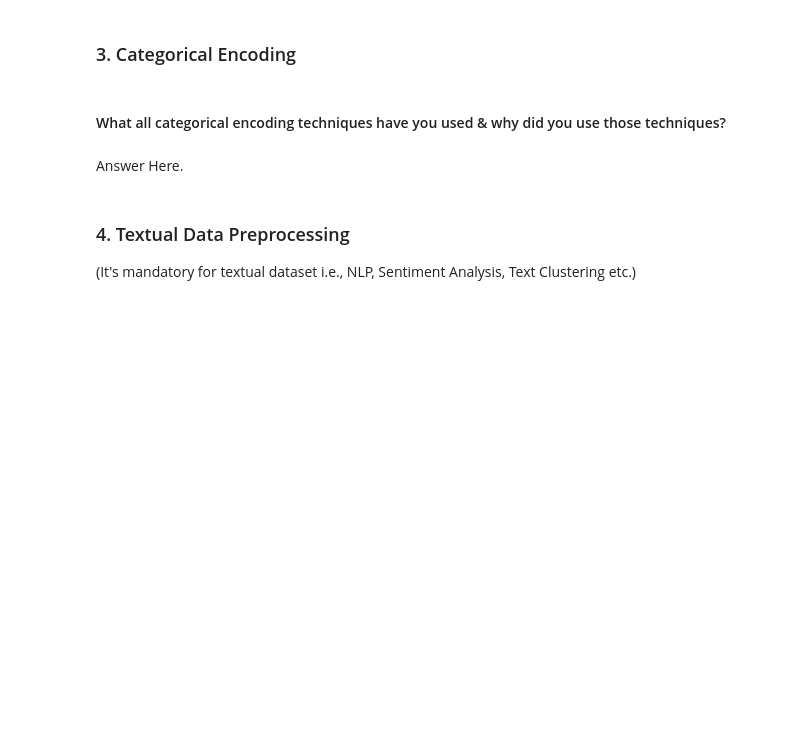
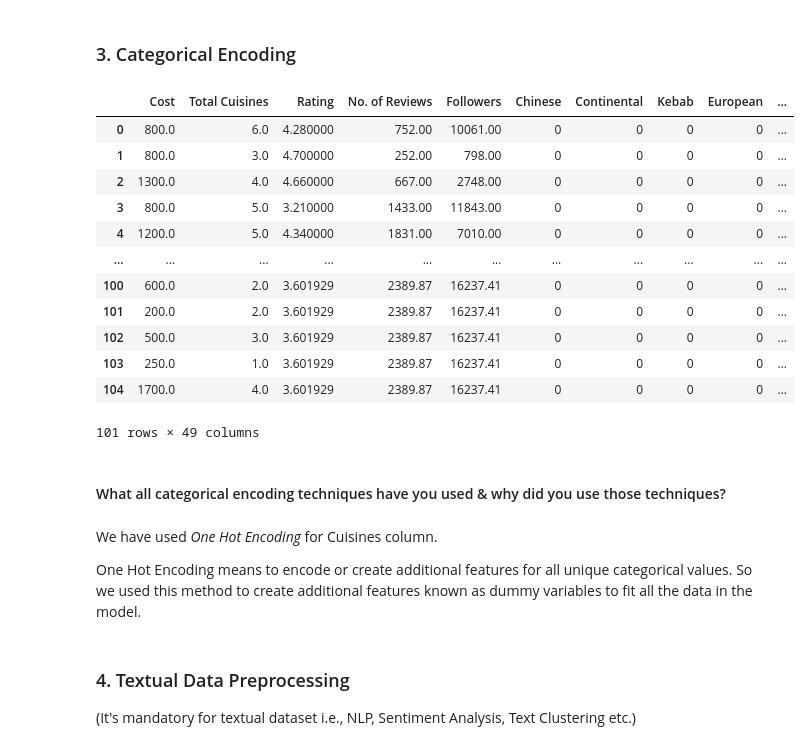
Before and after one commit to JNSDKV/Zomato_Restaurant_Clustering_And_Sentiment_Analysis, a Jupyter notebook: Zomato_Restaurant_Clustering_And_Sentiment_Analysis.ipynb, the cells around one changed output. Saved outputs shown, nothing was run; the diff lists cells and outputs as text; code cells hidden in the pictures; blank space fills up the shorter version.

```diff
--- a/Zomato_Restaurant_Clustering_And_Sentiment_Analysis.ipynb
+++ b/Zomato_Restaurant_Clustering_And_Sentiment_Analysis.ipynb
@@ -1076,7 +1175,41 @@ Answer Here.
+# %%
+numerical_df = cluster_df[['Cost','Total Cuisines','Rating','No. of Reviews','Followers']]
+text_df = cluster_df[['Restaurant','Cuisines']]
+numerical_df = pd.concat([numerical_df,pd.DataFrame(columns=list(diff_cuisines.keys()))])
+# %%
+#We will iterate for every row in the dataframe
+for i, row in numerical_df.iterrows():
+  # We will interate over new columns for every row
+  for column in list(numerical_df.columns):
+      if column not in ['Cost','Total Cuisines','Rating','No. of Reviews','Followers']:
+        # will check if the column is in the list of cuisines available for that row
+        if column in text_df['Cuisines']:
+          #then assign it as 1 else 0
+          numerical_df.loc[i,column] = 1
+        else:
+          numerical_df.loc[i,column] = 0
+# %%
+numerical_df
+# %% [output]
+|  | Cost | Total Cuisines | Rating | No. of Reviews | Followers | Chinese | Continental | Kebab | European | ... |
+| 0 | 800.0 | 6.0 | 4.280000 | 752.00 | 10061.00 | 0 | 0 | 0 | 0 | ... |
+| 1 | 800.0 | 3.0 | 4.700000 | 252.00 | 798.00 | 0 | 0 | 0 | 0 | ... |
+| 2 | 1300.0 | 4.0 | 4.660000 | 667.00 | 2748.00 | 0 | 0 | 0 | 0 | ... |
+| 3 | 800.0 | 5.0 | 3.210000 | 1433.00 | 11843.00 | 0 | 0 | 0 | 0 | ... |
+| 4 | 1200.0 | 5.0 | 4.340000 | 1831.00 | 7010.00 | 0 | 0 | 0 | 0 | ... |
+| ... | ... | ... | ... | ... | ... | ... | ... | ... | ... | ... |
+| 100 | 600.0 | 2.0 | 3.601929 | 2389.87 | 16237.41 | 0 | 0 | 0 | 0 | ... |
+| 101 | 200.0 | 2.0 | 3.601929 | 2389.87 | 16237.41 | 0 | 0 | 0 | 0 | ... |
+| 102 | 500.0 | 3.0 | 3.601929 | 2389.87 | 16237.41 | 0 | 0 | 0 | 0 | ... |
+| 103 | 250.0 | 1.0 | 3.601929 | 2389.87 | 16237.41 | 0 | 0 | 0 | 0 | ... |
+| 104 | 1700.0 | 4.0 | 3.601929 | 2389.87 | 16237.41 | 0 | 0 | 0 | 0 | ... |
+101 rows × 49 columns
 # %% [markdown]
 #### What all categorical encoding techniques have you used & why did you use those techniques?
-# %% [markdown]
-Answer Here.
+# %% [markdown]
+We have used *One Hot Encoding* for Cuisines column.
+
+One Hot Encoding means to encode or create additional features for all unique categorical values. So we used this method to create additional features known as dummy variables to fit all the data in the model.
 # %% [markdown]
 ### 4. Textual Data Preprocessing
 (It's mandatory for textual dataset i.e., NLP, Sentiment Analysis, Text Clustering etc.)
```
Also changed, not shown: parts of 25 cells of this notebook.
